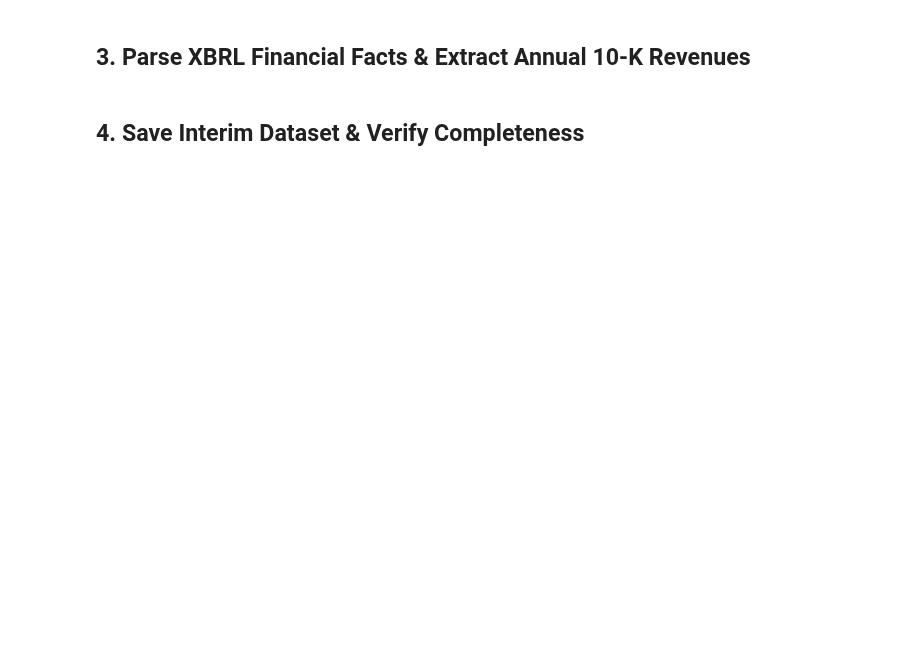
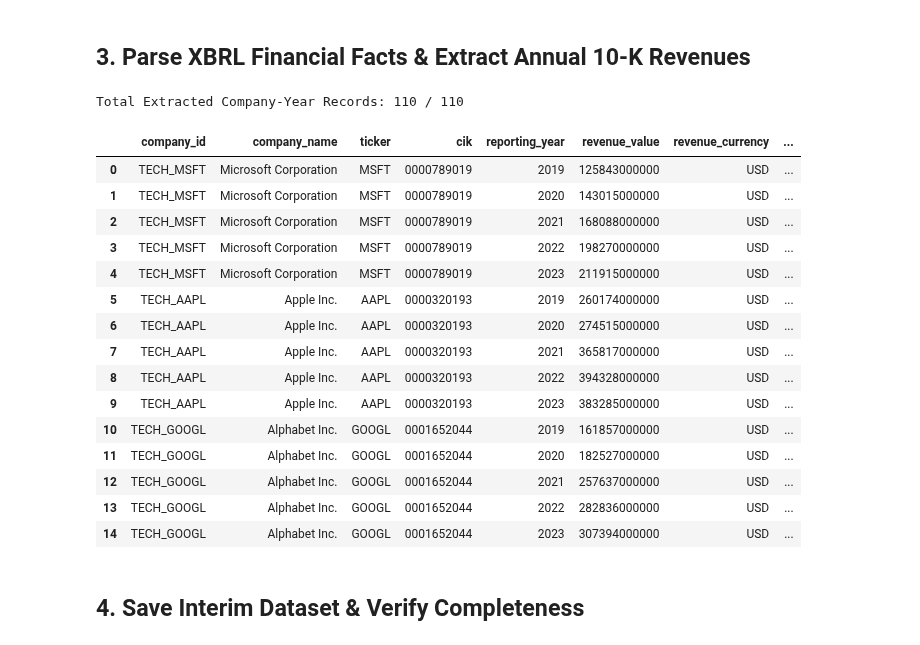
Before and after one commit to thanusha17/Environment_Data_Analytics, a Jupyter notebook: corporate-carbon-tracker/notebooks/02_api_collection.ipynb, the cells around one changed output. Cells and saved outputs as stored; diff of their text form; code cells hidden in the pictures; blank space fills up the shorter version.

Commit message:
feat(corporate-carbon-tracker): add 22-company GHG tracker with audited FY2019-2023 dataset and validation

```diff
--- a/corporate-carbon-tracker/notebooks/02_api_collection.ipynb
+++ b/corporate-carbon-tracker/notebooks/02_api_collection.ipynb
@@ -107,34 +147,63 @@ for _, row in df_inv.iterrows():
             if tag in us_gaap and 'USD' in us_gaap[tag].get('units', {}):
                 candidates = [
                     u for u in us_gaap[tag]['units']['USD']
                     if u.get('form') == '10-K' and u.get('fp') == 'FY' and u.get('fy') == fy
                 ]
                 if candidates:
-                    # Sort by filed date ascending to ensure latest restated 10-K is captured
+                    # Prefer full-year (>300 days) observations
+                    fy_cands = []
+                    for u in candidates:
+                        if 'start' in u and 'end' in u:
+                            try:
+                                d = (datetime.strptime(u['end'], '%Y-%m-%d') - datetime.strptime(u['start'], '%Y-%m-%d')).days
+                                if d > 300:
+                                    fy_cands.append(u)
+                            except:
+                                pass
+                    if fy_cands:
+                        candidates = fy_cands
                     candidates.sort(key=lambda x: x.get('filed', ''))
                     found_entry = candidates[-1]
                     found_tag = tag
                     break
 
         if found_entry:
             val = found_entry.get('val')
             results.append({
                 'company_id': cid,
                 'company_name': cname,
                 'ticker': ticker,
                 'cik': cik,
                 'reporting_year': fy,
                 'revenue_value': val,
                 'revenue_currency': 'USD',
                 'revenue_usd_m': round(val / 1e6, 2) if val else None,
                 'sec_accession_number': found_entry.get('accn'),
                 'sec_filing_date': found_entry.get('filed'),
                 'xbrl_tag': found_tag
             })
 
 df_financials = pd.DataFrame(results)
 print(f"Total Extracted Company-Year Records: {len(df_financials)} / {len(df_inv) * len(target_years)}")
 df_financials.head(15)
+# %% [output]
+Total Extracted Company-Year Records: 110 / 110
+|  | company_id | company_name | ticker | cik | reporting_year | revenue_value | revenue_currency | ... |
+| 0 | TECH_MSFT | Microsoft Corporation | MSFT | 0000789019 | 2019 | 125843000000 | USD | ... |
+| 1 | TECH_MSFT | Microsoft Corporation | MSFT | 0000789019 | 2020 | 143015000000 | USD | ... |
+| 2 | TECH_MSFT | Microsoft Corporation | MSFT | 0000789019 | 2021 | 168088000000 | USD | ... |
+| 3 | TECH_MSFT | Microsoft Corporation | MSFT | 0000789019 | 2022 | 198270000000 | USD | ... |
+| 4 | TECH_MSFT | Microsoft Corporation | MSFT | 0000789019 | 2023 | 211915000000 | USD | ... |
+| 5 | TECH_AAPL | Apple Inc. | AAPL | 0000320193 | 2019 | 260174000000 | USD | ... |
+| 6 | TECH_AAPL | Apple Inc. | AAPL | 0000320193 | 2020 | 274515000000 | USD | ... |
+| 7 | TECH_AAPL | Apple Inc. | AAPL | 0000320193 | 2021 | 365817000000 | USD | ... |
+| 8 | TECH_AAPL | Apple Inc. | AAPL | 0000320193 | 2022 | 394328000000 | USD | ... |
+| 9 | TECH_AAPL | Apple Inc. | AAPL | 0000320193 | 2023 | 383285000000 | USD | ... |
+| 10 | TECH_GOOGL | Alphabet Inc. | GOOGL | 0001652044 | 2019 | 161857000000 | USD | ... |
+| 11 | TECH_GOOGL | Alphabet Inc. | GOOGL | 0001652044 | 2020 | 182527000000 | USD | ... |
+| 12 | TECH_GOOGL | Alphabet Inc. | GOOGL | 0001652044 | 2021 | 257637000000 | USD | ... |
+| 13 | TECH_GOOGL | Alphabet Inc. | GOOGL | 0001652044 | 2022 | 282836000000 | USD | ... |
+| 14 | TECH_GOOGL | Alphabet Inc. | GOOGL | 0001652044 | 2023 | 307394000000 | USD | ... |
 # %% [markdown]
 ## 4. Save Interim Dataset & Verify Completeness
 # %%
```
Also changed, not shown: parts of 4 cells of this notebook, 15 other files.
